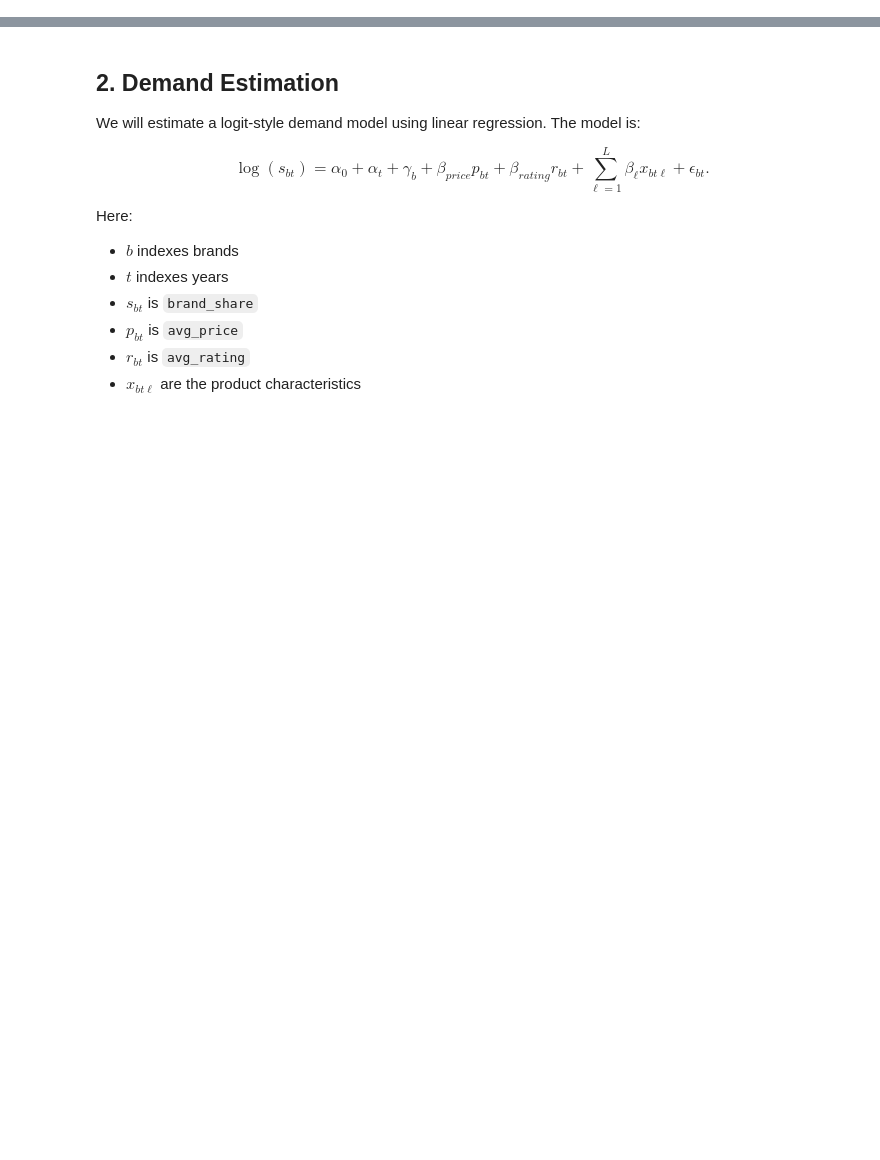
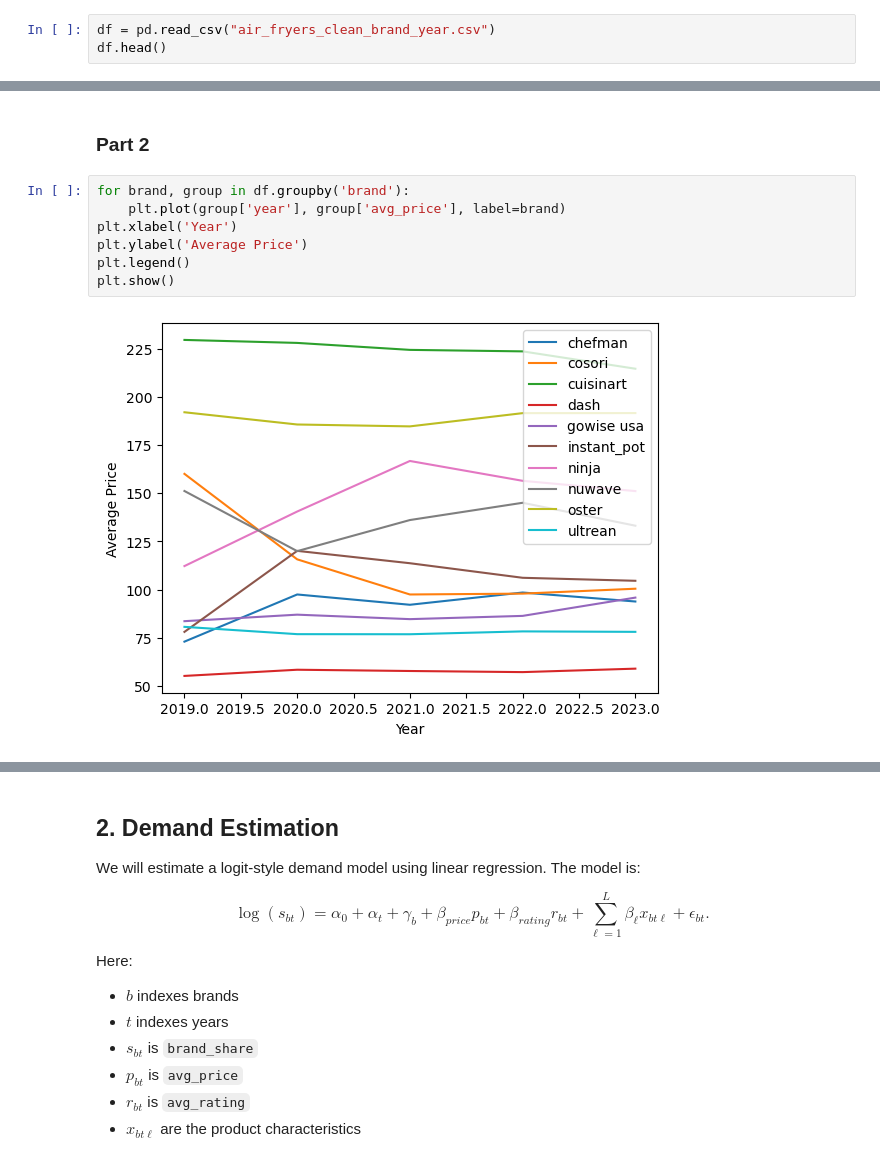
Before and after one commit to EfremE24/Demand-Estimation, a Jupyter notebook: Data_Scientist_Notebook.ipynb, the cells around one changed output, grey strips where cells are left out. Saved outputs shown, nothing was run; the diff lists cells and outputs as text; blank space fills up the shorter version.

```diff
--- a/Data_Scientist_Notebook.ipynb
+++ b/Data_Scientist_Notebook.ipynb
@@ -0,0 +65,3 @@
+# %%
+df = pd.read_csv("air_fryers_clean_brand_year.csv")
+df.head()
@@ -0,0 +109,11 @@
+# %% [markdown]
+### Part 2
+# %%
+for brand, group in df.groupby('brand'):
+    plt.plot(group['year'], group['avg_price'], label=brand)
+plt.xlabel('Year')
+plt.ylabel('Average Price')
+plt.legend()
+plt.show()
+# %% [output]
+[figure, added]
```
Also changed, not shown: parts of 20 cells of this notebook.
